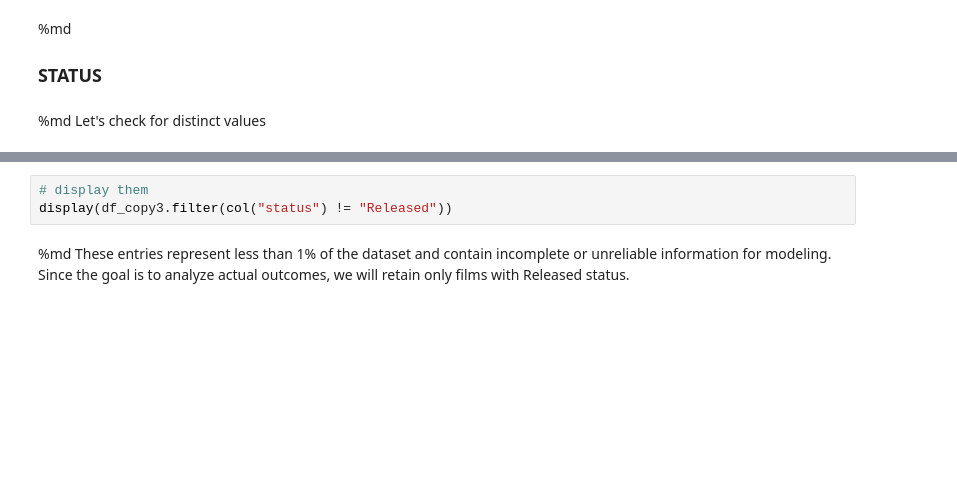
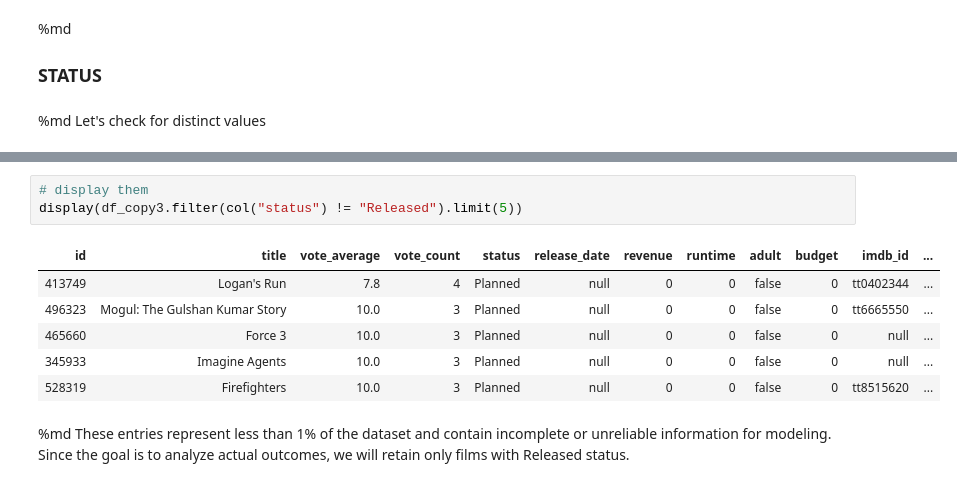
Before and after one commit to merkury00/BDA_Project_24-25, a Jupyter notebook: EDA_PREPROCESSING_CATEGORICAL_AND_NEW_FEATURES.ipynb, the cells around one changed output, grey strips where cells are left out. Cells and saved outputs as stored; diff of their text form; blank space fills up the shorter version.

```diff
--- a/EDA_PREPROCESSING_CATEGORICAL_AND_NEW_FEATURES.ipynb
+++ b/EDA_PREPROCESSING_CATEGORICAL_AND_NEW_FEATURES.ipynb
@@ -121,6 +196,13 @@ print(f"Non-released movies: {non_released_count} ({percentage:.2f}%)")
 # %%
 # display them
-display(df_copy3.filter(col("status") != "Released"))
+display(df_copy3.filter(col("status") != "Released").limit(5))
+# %% [output]
+| id | title | vote_average | vote_count | status | release_date | revenue | runtime | adult | budget | imdb_id | ... |
+| 413749 | Logan's Run | 7.8 | 4 | Planned | null | 0 | 0 | false | 0 | tt0402344 | ... |
+| 496323 | Mogul: The Gulshan Kumar Story | 10.0 | 3 | Planned | null | 0 | 0 | false | 0 | tt6665550 | ... |
+| 465660 | Force 3 | 10.0 | 3 | Planned | null | 0 | 0 | false | 0 | null | ... |
+| 345933 | Imagine Agents | 10.0 | 3 | Planned | null | 0 | 0 | false | 0 | null | ... |
+| 528319 | Firefighters | 10.0 | 3 | Planned | null | 0 | 0 | false | 0 | tt8515620 | ... |
 # %% [markdown]
 %md
 These entries represent less than 1% of the dataset and contain incomplete or unreliable information for modeling. Since the goal is to analyze actual outcomes, we will retain only films with Released status.
```
Also changed, not shown: parts of 65 cells of this notebook.
